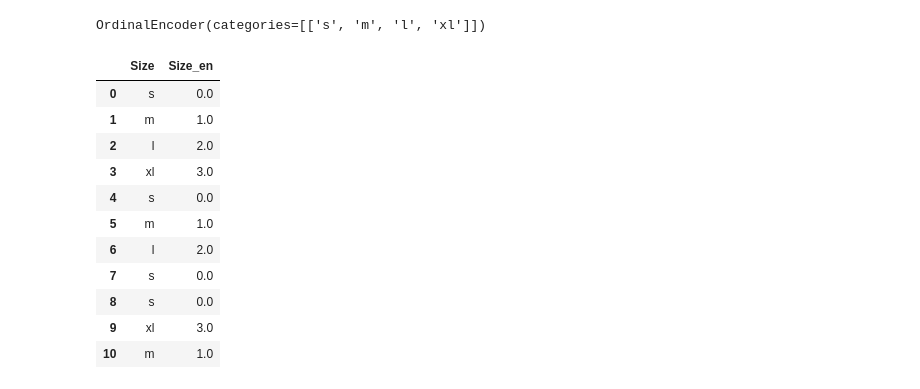
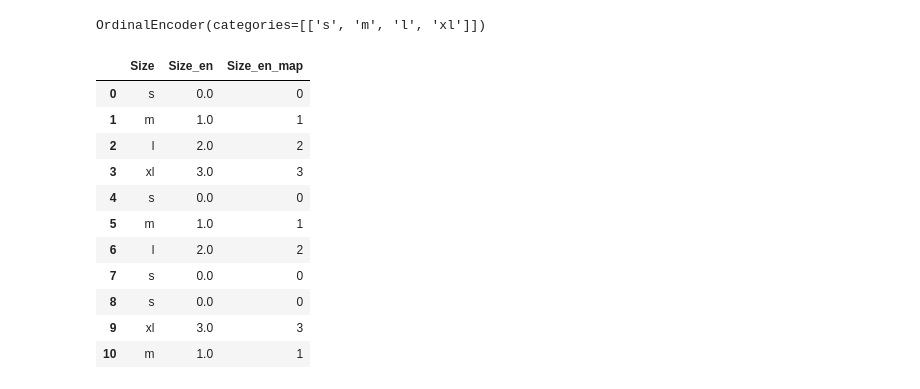
Before and after one commit to Vickymaurya1/machine-learning-course, a Jupyter notebook: Untitled2.ipynb, the cells around one changed output. Drawn from its saved outputs; the diff is of its cells as text; code cells hidden in the pictures.

```diff
--- a/Untitled2.ipynb
+++ b/Untitled2.ipynb
@@ -23,17 +23,21 @@ oe.fit(df[["Size"]])
 OrdinalEncoder(categories=[['s', 'm', 'l', 'xl']])
 # %%
 df["Size_en"] = oe.transform(df[["Size"]])
-df
-# %% [output]
-|  | Size | Size_en |
-| 0 | s | 0.0 |
-| 1 | m | 1.0 |
-| 2 | l | 2.0 |
-| 3 | xl | 3.0 |
-| 4 | s | 0.0 |
-| 5 | m | 1.0 |
-| 6 | l | 2.0 |
-| 7 | s | 0.0 |
-| 8 | s | 0.0 |
-| 9 | xl | 3.0 |
-| 10 | m | 1.0 |
+# %%
+ord_data1 = {"s" : 0 , "m" : 1 , "l" : 2 , "xl" :3}
+# %%
+df["Size_en_map"]= df["Size"].map(ord_data1)
+df
+# %% [output]
+|  | Size | Size_en | Size_en_map |
+| 0 | s | 0.0 | 0 |
+| 1 | m | 1.0 | 1 |
+| 2 | l | 2.0 | 2 |
+| 3 | xl | 3.0 | 3 |
+| 4 | s | 0.0 | 0 |
+| 5 | m | 1.0 | 1 |
+| 6 | l | 2.0 | 2 |
+| 7 | s | 0.0 | 0 |
+| 8 | s | 0.0 | 0 |
+| 9 | xl | 3.0 | 3 |
+| 10 | m | 1.0 | 1 |
```
